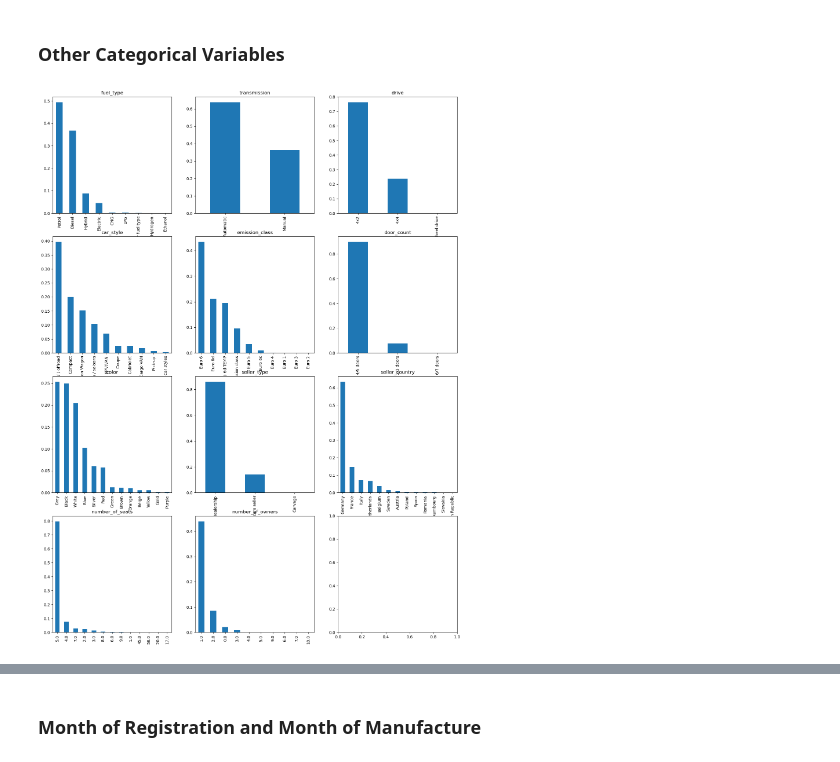
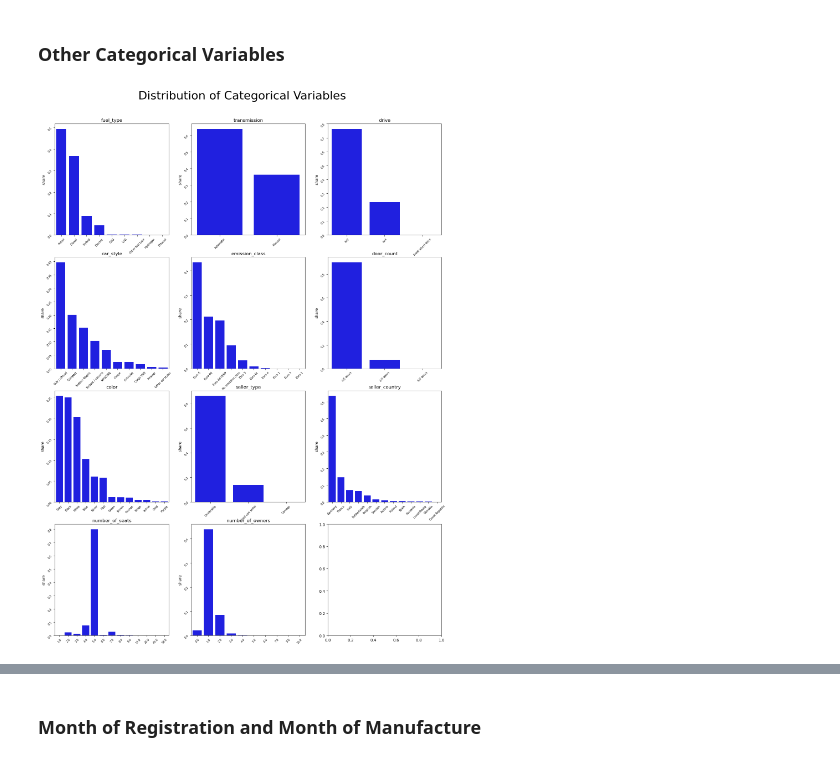
Before and after one commit to honzaz1234/ml_cars, a Jupyter notebook: reports/data_exploration.ipynb, the cells around one changed output, grey strips where cells are left out. Saved outputs shown, nothing was run; the diff lists cells and outputs as text; code cells hidden in the pictures.

```diff
--- a/reports/data_exploration.ipynb
+++ b/reports/data_exploration.ipynb
@@ -8,6 +13,14 @@ import pandas as pd
 import seaborn as sns
 from functions import *
 from matplotlib.dates import DateFormatter
+# %%
+#graphics set up
+#single plot set up
+fig_width = 12
+fig_height = 12
+##grid plots set up
+fontsize_grid = 30
+y_grid = 0.93
 # %%
 #read data
 data = pd.read_csv("../data/car_data.csv")
@@ -20,6 +33,15 @@ data.head()
 | 3 | 54565397 | Citroen C5 Tourer HDi 165 FAP Aut... | 1997.0 | 120.0 | 5.0 | Diesel | Automatic | ... |
 | 4 | 53497768 | Ford EcoSport 1.0 92 kW | 1000.0 | 92.0 | 5.0 | Petrol | Manual | ... |
 5 rows × 29 columns
+# %%
+#constants
+date_download = datetime.datetime(2023, 3, 24) #date on which the data set was downloaded
+month_download = datetime.datetime(2023, 3, 1)
+## categorical variables to be showed in plots
+cat_cols_grid = ['fuel_type', 'transmission', 'drive', 'car_style',
+                'emission_class', 'door_count', 'color', 'seller_type', 'seller_country', 'number_of_seats', 'number_of_owners']
+numerical_cols_grid = ['cubic_capacity', 'power', 'number_of_seats',
+                        'fuel_consumption_combined', 'carbon_dioxide_emission', 'mileage', 'price']
 # %% [markdown]
 ## Data Types
 # %%
@@ -125,24 +150,30 @@ Looking at the barplot with shares of individual carmakers, we can see that they
 # %% [markdown]
 ### Other Categorical Variables
 # %%
-cat_cols_grid = ['fuel_type', 'transmission', 'drive', 'car_style', 'emission_class', 'door_count', 'color', 'seller_type', 'seller_country', 'number_of_seats', 'number_of_owners']
-
 n_rows = math.ceil(len(cat_cols_grid) / 3)
 fig, axes = plt.subplots(nrows=n_rows, ncols=3, figsize=(18, 24))
+fig.suptitle(
+    'Distribution of Categorical Variables',
+    fontsize=fontsize_grid,
+    y=y_grid)
 row_ind = 0
 col_ind = -1
 for ind in range(len(cat_cols_grid)):
     row_ind = math.floor(ind / 3)
     col_ind += 1
     df_share = create_share_df(
     df=data,
     col=cat_cols_grid[ind]
     )
-    df_share["share"].plot.bar(
-        title=cat_cols_grid[ind],
-        ax=axes[row_ind, col_ind])
+    sns.barplot(data=df_share,
+                x=df_share.index,
+                y="share",
+                color="blue",
+                ax=axes[row_ind, col_ind])
     axes[row_ind, col_ind].set_xlabel(None)
+    axes[row_ind, col_ind].tick_params(labelsize=7, labelrotation=45)
+    axes[row_ind, col_ind].set_title(cat_cols_grid[ind])
     if col_ind == 2:
         col_ind = -1
 # %% [output]
-[figure, old version]
+[figure, new version]
```
Also changed, not shown: parts of 23 cells of this notebook.
